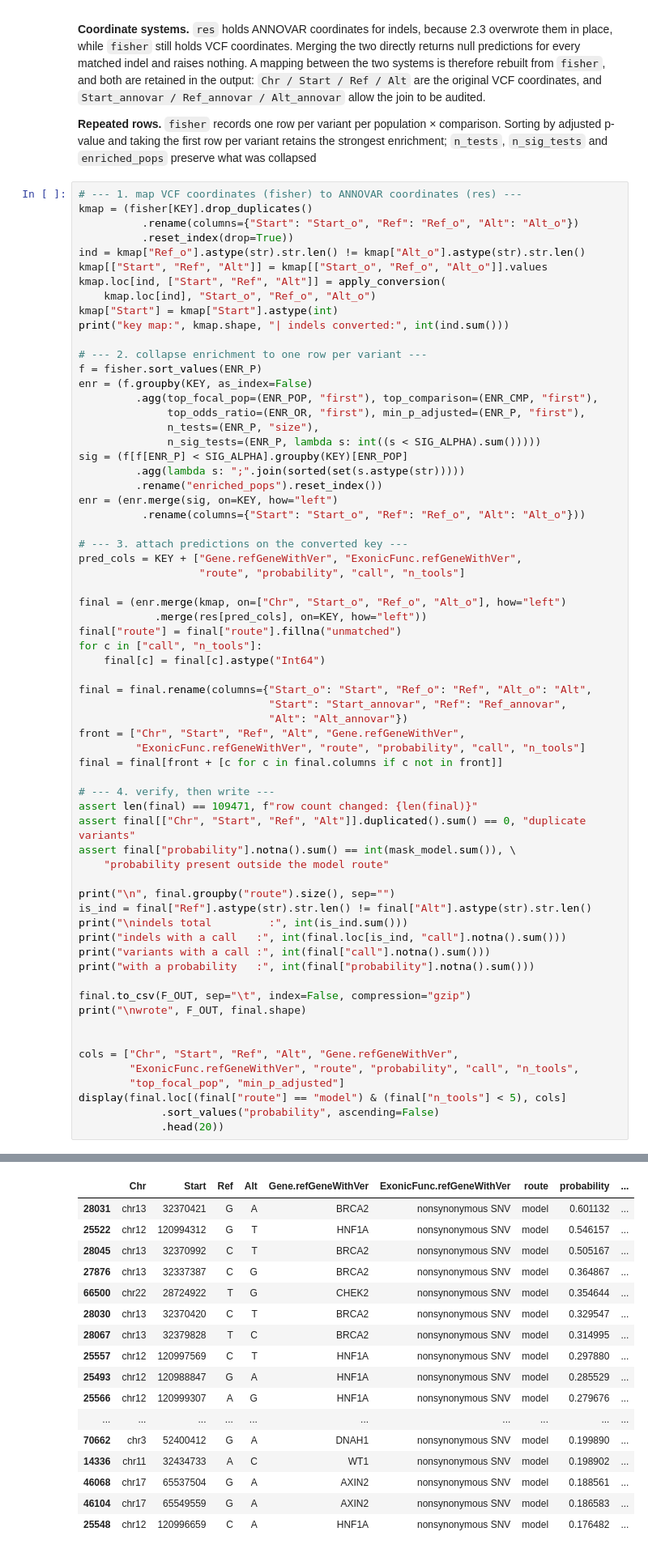
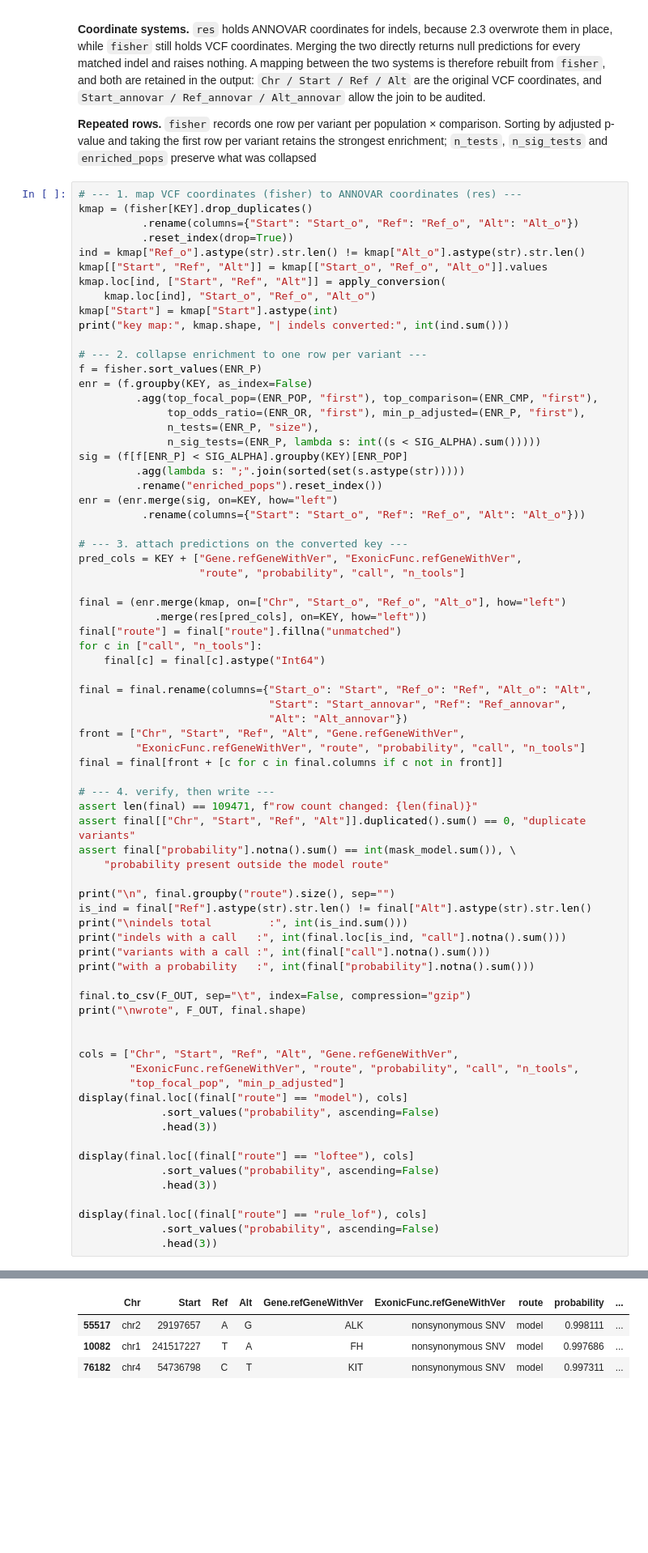
Before and after one commit to il328/oncokb-annotator, a Jupyter notebook: final_pipeline.ipynb, the cells around one changed output, grey strips where cells are left out. Shown at 81% size. Cells and saved outputs as stored; diff of their text form; blank space fills up the shorter version.

```diff
--- a/final_pipeline.ipynb
+++ b/final_pipeline.ipynb
@@ -659,48 +659,43 @@ print("\nindels total         :", int(is_ind.sum()))
 print("indels with a call   :", int(final.loc[is_ind, "call"].notna().sum()))
 print("variants with a call :", int(final["call"].notna().sum()))
 print("with a probability   :", int(final["probability"].notna().sum()))
 
 final.to_csv(F_OUT, sep="\t", index=False, compression="gzip")
 print("\nwrote", F_OUT, final.shape)
 
 
 cols = ["Chr", "Start", "Ref", "Alt", "Gene.refGeneWithVer",
         "ExonicFunc.refGeneWithVer", "route", "probability", "call", "n_tools",
         "top_focal_pop", "min_p_adjusted"]
-display(final.loc[(final["route"] == "model") & (final["n_tools"] < 5), cols]
+display(final.loc[(final["route"] == "model"), cols]
              .sort_values("probability", ascending=False)
-             .head(20))
+             .head(3))
+
+display(final.loc[(final["route"] == "loftee"), cols]
+             .sort_values("probability", ascending=False)
+             .head(3))
+
+display(final.loc[(final["route"] == "rule_lof"), cols]
+             .sort_values("probability", ascending=False)
+             .head(3))
 # %% [output]
 key map: (109471, 7) | indels converted: 745
 
 route
 loftee             437
 model            13925
 no_prediction      161
 rule_lof           555
 unmatched        94393
 dtype: int64
 
 indels total         : 745
 indels with a call   : 438
 variants with a call : 14917
 with a probability   : 13925
 
 wrote fisher_predictions.tsv.gz (109471, 20)
 |  | Chr | Start | Ref | Alt | Gene.refGeneWithVer | ExonicFunc.refGeneWithVer | route | probability | ... |
-| 28031 | chr13 | 32370421 | G | A | BRCA2 | nonsynonymous SNV | model | 0.601132 | ... |
-| 25522 | chr12 | 120994312 | G | T | HNF1A | nonsynonymous SNV | model | 0.546157 | ... |
-| 28045 | chr13 | 32370992 | C | T | BRCA2 | nonsynonymous SNV | model | 0.505167 | ... |
-| 27876 | chr13 | 32337387 | C | G | BRCA2 | nonsynonymous SNV | model | 0.364867 | ... |
-| 66500 | chr22 | 28724922 | T | G | CHEK2 | nonsynonymous SNV | model | 0.354644 | ... |
-| 28030 | chr13 | 32370420 | C | T | BRCA2 | nonsynonymous SNV | model | 0.329547 | ... |
-| 28067 | chr13 | 32379828 | T | C | BRCA2 | nonsynonymous SNV | model | 0.314995 | ... |
-| 25557 | chr12 | 120997569 | C | T | HNF1A | nonsynonymous SNV | model | 0.297880 | ... |
-| 25493 | chr12 | 120988847 | G | A | HNF1A | nonsynonymous SNV | model | 0.285529 | ... |
-| 25566 | chr12 | 120999307 | A | G | HNF1A | nonsynonymous SNV | model | 0.279676 | ... |
-| ... | ... | ... | ... | ... | ... | ... | ... | ... | ... |
-| 70662 | chr3 | 52400412 | G | A | DNAH1 | nonsynonymous SNV | model | 0.199890 | ... |
-| 14336 | chr11 | 32434733 | A | C | WT1 | nonsynonymous SNV | model | 0.198902 | ... |
-| 46068 | chr17 | 65537504 | G | A | AXIN2 | nonsynonymous SNV | model | 0.188561 | ... |
-| 46104 | chr17 | 65549559 | G | A | AXIN2 | nonsynonymous SNV | model | 0.186583 | ... |
-| 25548 | chr12 | 120996659 | C | A | HNF1A | nonsynonymous SNV | model | 0.176482 | ... |
+| 55517 | chr2 | 29197657 | A | G | ALK | nonsynonymous SNV | model | 0.998111 | ... |
+| 10082 | chr1 | 241517227 | T | A | FH | nonsynonymous SNV | model | 0.997686 | ... |
+| 76182 | chr4 | 54736798 | C | T | KIT | nonsynonymous SNV | model | 0.997311 | ... |
```
Also changed, not shown: parts of 2 cells of this notebook.
